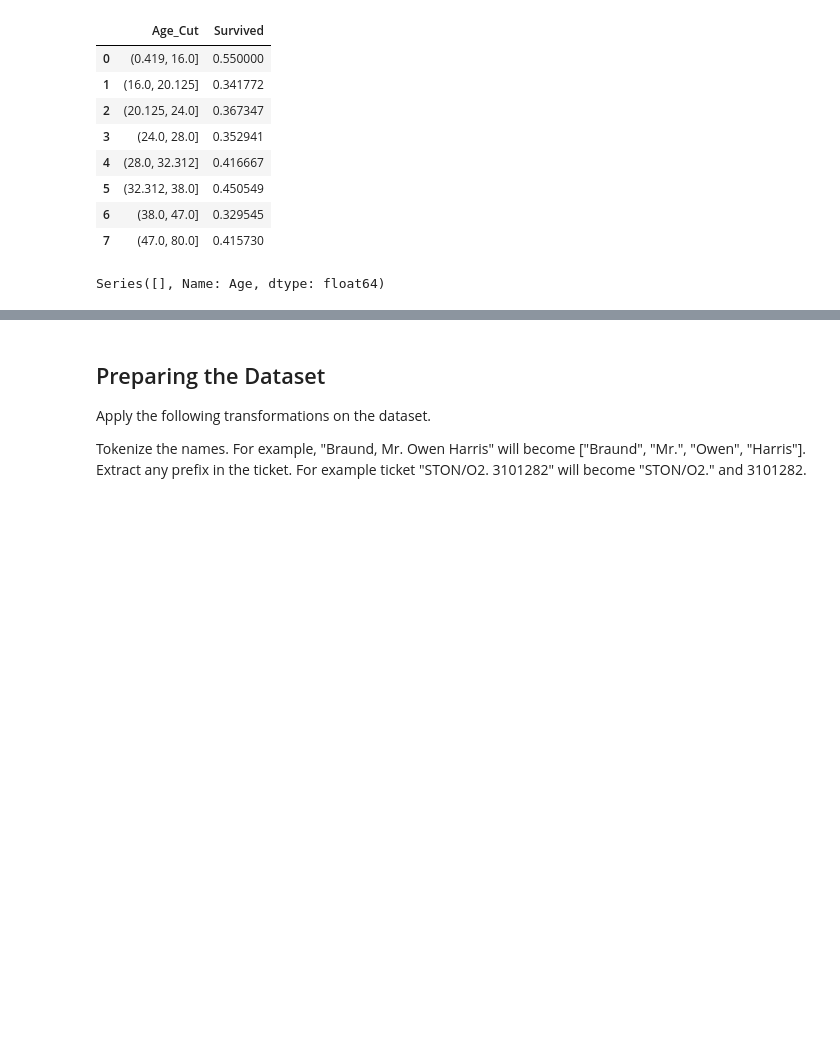
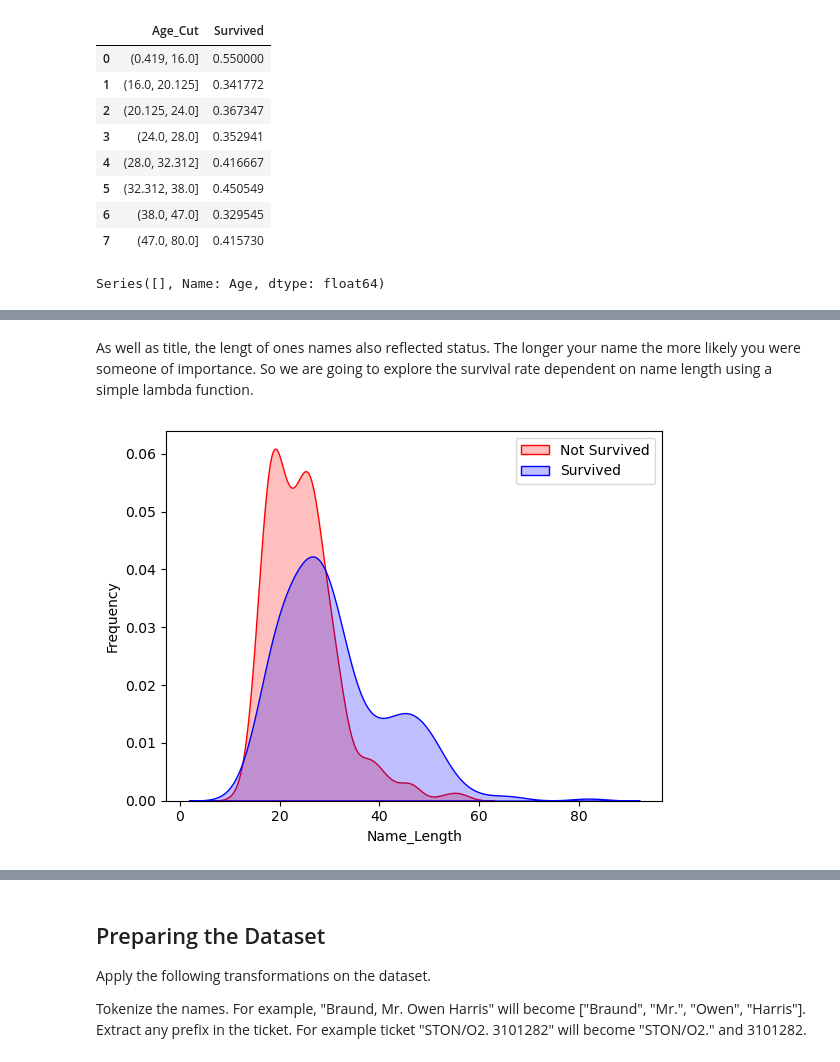
Before and after one commit to Jude-Everitt/Titanic-ML---Kaggle, a Jupyter notebook: Titanic.ipynb, the cells around one changed output, grey strips where cells are left out. Saved outputs shown, nothing was run; the diff lists cells and outputs as text; code cells hidden in the pictures; blank space fills up the shorter version.

Commit message:
names

```diff
--- a/Titanic.ipynb
+++ b/Titanic.ipynb
@@ -258,0 +281,3 @@ Series([], Name: Age, dtype: float64)
+# %%
+train_df['Fare_Cut'] = pd.qcut(train_df['Fare'], 6)
+serving_df['Fare_Cut'] = pd.qcut(serving_df['Fare'], 6)
@@ -258,0 +432,28 @@ Series([], Name: Age, dtype: float64)
+# %%
+train_df['Title'] = train_df['Title'].replace({
+    'Capt' : 'Millitary',
+    'Col' : 'Millitary',
+    'Major' : 'Millitary',
+    'Don' : 'Noble',
+    'Jonkheer' : 'Noble',
+    'the Countess' : 'Noble',
+    'Lady' : 'Noble',
+    'Sir' : 'Noble',
+    'Mlle' : 'Unmarried Female',
+    'Ms' : 'Unmarried Female',
+    'Mme' : 'Unmarried Female',
+})
+
+serving_df['Title'] = serving_df['Title'].replace({
+    'Capt' : 'Millitary',
+    'Col' : 'Millitary',
+    'Major' : 'Millitary',
+    'Don' : 'Noble',
+    'Jonkheer' : 'Noble',
+    'the Countess' : 'Noble',
+    'Lady' : 'Noble',
+    'Sir' : 'Noble',
+    'Mlle' : 'Unmarried Female',
+    'Ms' : 'Unmarried Female',
+    'Mme' : 'Unmarried Female',
+})
@@ -258,0 +473,2 @@ Series([], Name: Age, dtype: float64)
+# %% [markdown]
+As well as title, the lengt of ones names also reflected status. The longer your name the more likely you were someone of importance. So we are going to explore the survival rate dependent on name length using a simple lambda function.
@@ -258,0 +478,8 @@ Series([], Name: Age, dtype: float64)
+# %%
+g = sns.kdeplot(train_df['Name_Length'][(train_df['Survived']==0) & (train_df['Name_Length'].notnull())], color='Red', fill=True)
+g = sns.kdeplot(train_df['Name_Length'][(train_df['Survived']==1) & (train_df['Name_Length'].notnull())], ax=g, color='Blue', fill=True)
+g.set_xlabel('Name_Length')
+g.set_ylabel('Frequency')
+g = g.legend(['Not Survived', 'Survived'])
+# %% [output]
+[figure, added]
```
Also changed, not shown: parts of 28 cells of this notebook.
